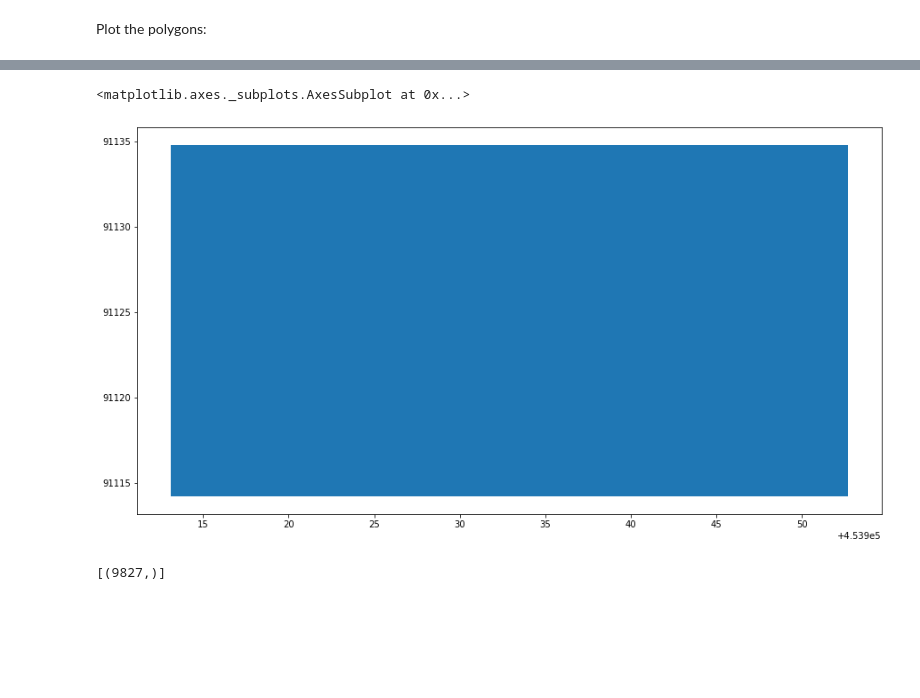
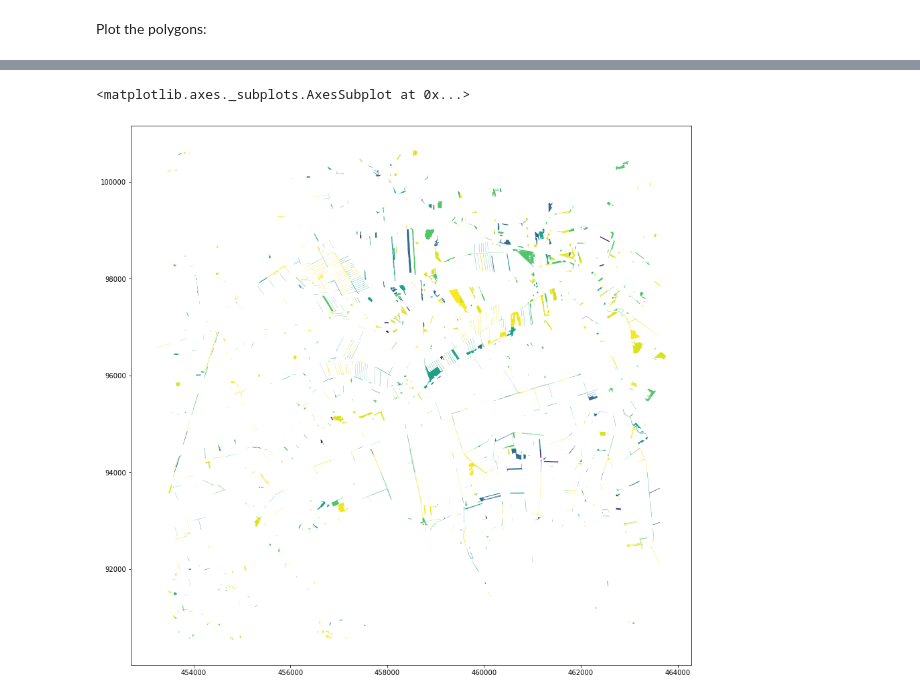
Before and after one commit to xcube-dev/xcube-geodb, a Jupyter notebook: notebooks/read_from_geodb.ipynb, the cells around one changed output, grey strips where cells are left out. Drawn from its saved outputs; the diff is of its cells as text; code cells hidden in the pictures; blank space fills up the shorter version.

````diff
--- a/notebooks/read_from_geodb.ipynb
+++ b/notebooks/read_from_geodb.ipynb
@@ -46,7 +46,7 @@ _DEFAULT_LOAD_SQL_:
 SELECT raba_pid, raba_id, d_od, geometry FROM land_use
 ```
 # %%
-gdfall = geodb.load()
+gdfall = geodb.load_from_land_use()
 # %%
 gdfall
 # %% [output]
@@ -93,3 +76,0 @@ Subselect the data. Here: Select the first row
-# %%
-sql = "SELECT raba_pid, raba_id, d_od, geometry FROM land_use  WHERE raba_id=1"
-gdfone = geodb.load(sql=sql)
@@ -100,0 +77,2 @@ gdfone
+# %%
+gdfsub = geodb.load_from_land_use(where='raba_id=1410')
@@ -101,9 +95,5 @@ gdfone
 # %%
-gdfone.geometry.plot(figsize=(15,15))
+gdfsub.plot(column="raba_pid", figsize=(15,15))
 # %% [output]
 <matplotlib.axes._subplots.AxesSubplot at 0x...>
-[figure, old version]
+[figure, new version]
-# %%
-geodb.query()
-# %% [output]
-[(9827,)]
````
Also changed, not shown: parts of 10 cells of this notebook, 8 other files.
